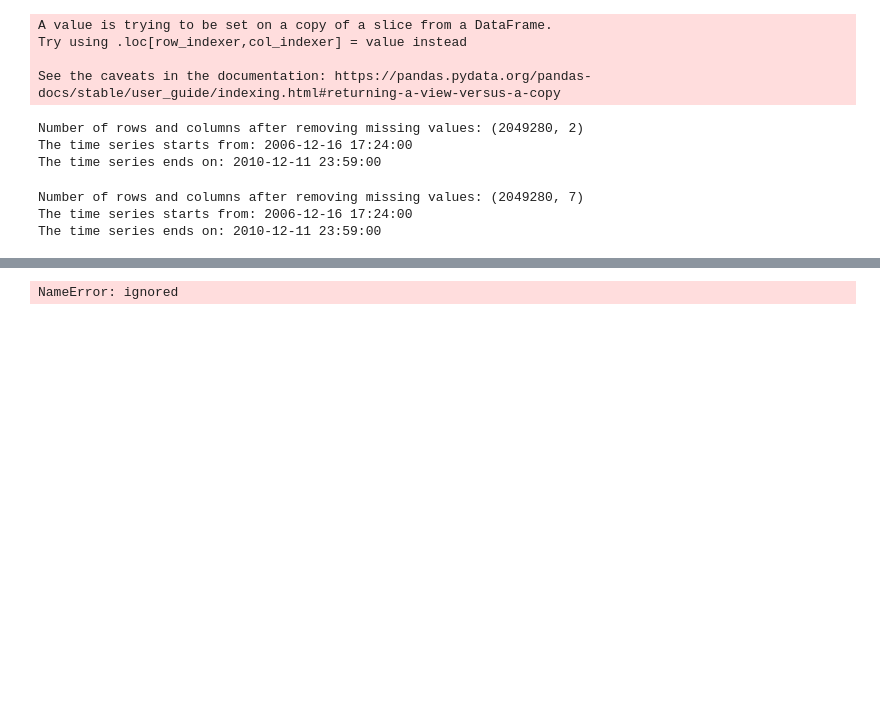
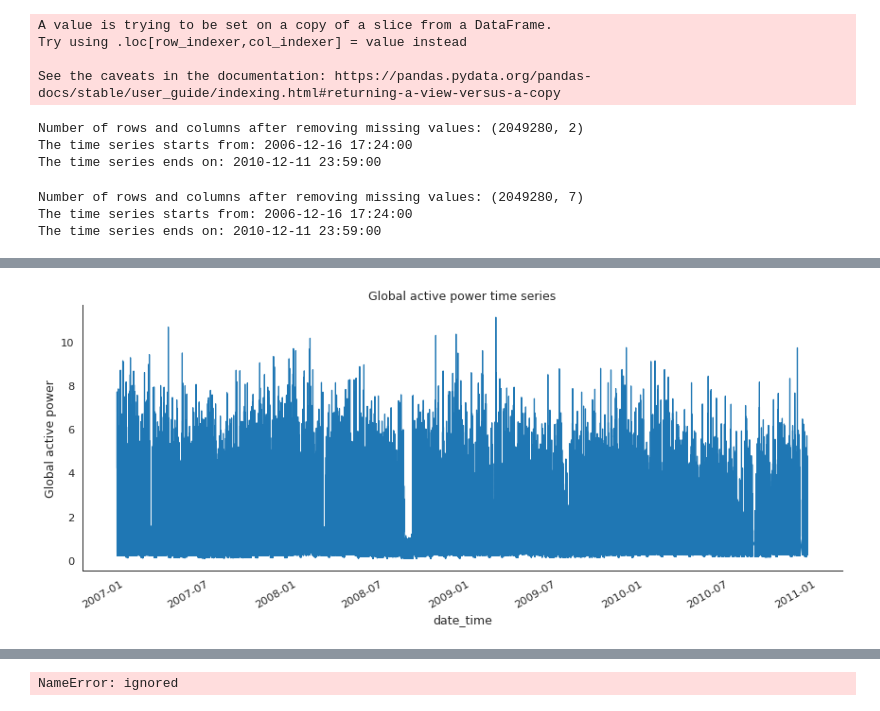
Before and after one commit to Chirag314/Household-power-consumption, a Jupyter notebook: household_power_consumption.ipynb, the cells around one changed output, grey strips where cells are left out. Saved outputs shown, nothing was run; the diff lists cells and outputs as text; code cells hidden in the pictures; blank space fills up the shorter version.

```diff
--- a/household_power_consumption.ipynb
+++ b/household_power_consumption.ipynb
@@ -88,0 +133,13 @@ memory usage: 31.3 MB
+# %%
+# Draw time series plot
+df1=df.loc[:,['date_time' ,'Global_active_power']]
+df1.set_index('date_time',inplace=True)
+df1.plot(figsize=(12,5))
+plt.ylabel('Global active power')
+plt.legend().set_visible(False)
+plt.tight_layout()
+plt.title('Global active power time series')
+sns.despine(top=True)
+plt.show()
+# %% [output]
+[figure, added]
```
Also changed, not shown: parts of 5 cells of this notebook.
